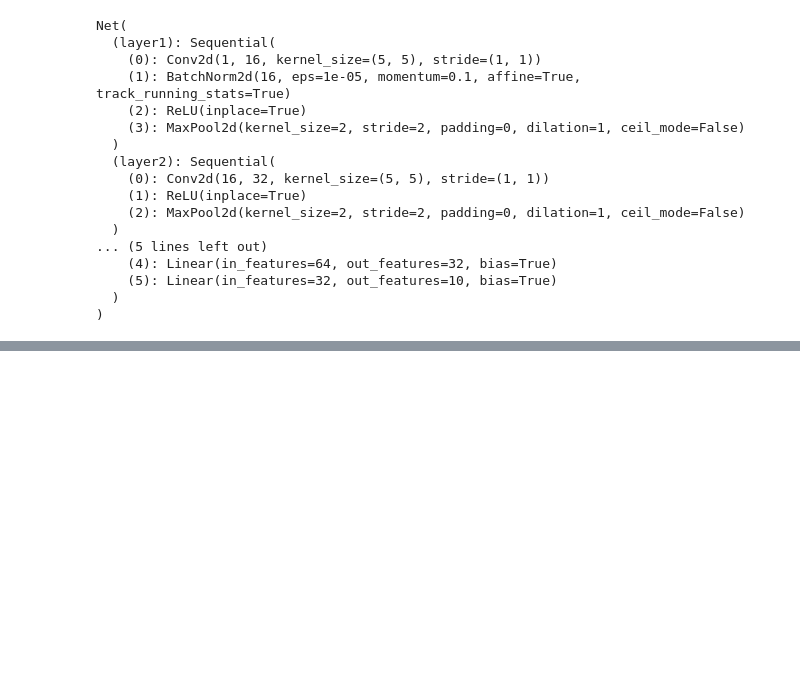
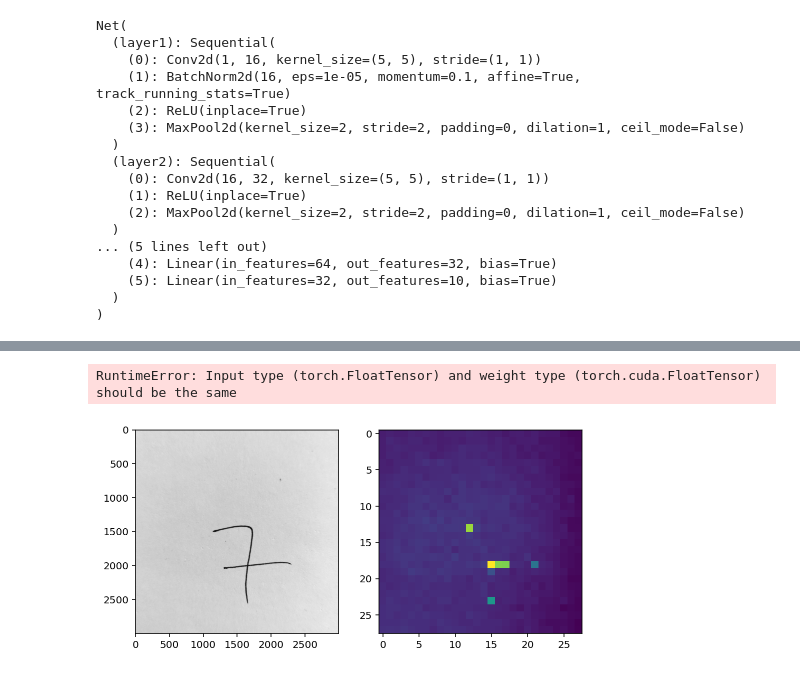
Before and after one commit to Marzipan78/Striving, a Jupyter notebook: M6_Computer_Vision/04. Kernels, callbacks and thresholding/CNN_cuda.ipynb, the cells around one changed output, grey strips where cells are left out. Cells and saved outputs as stored; diff of their text form; code cells hidden in the pictures; blank space fills up the shorter version.

```diff
--- a/M6_Computer_Vision/04. Kernels, callbacks and thresholding/CNN_cuda.ipynb
+++ b/M6_Computer_Vision/04. Kernels, callbacks and thresholding/CNN_cuda.ipynb
@@ -184,0 +187,10 @@ Accuracy of the network: 98 %
+# %%
+five = Tensify.imagify("./img/Photos/","my_seven.jpg")
+five_cnn=Tensify.cnn_tensed(five)
+five_cnn.shape
+fs = F.softmax(model.forward(five_cnn),dim=1)
+fs[0,:].shape
+view_classify(five_cnn.view(1, 28, 28), fs)
+# %% [output]
+RuntimeError: Input type (torch.FloatTensor) and weight type (torch.cuda.FloatTensor) should be the same
+[figure, added]
```
Also changed, not shown: parts of 3 cells of this notebook, 7 other files.
